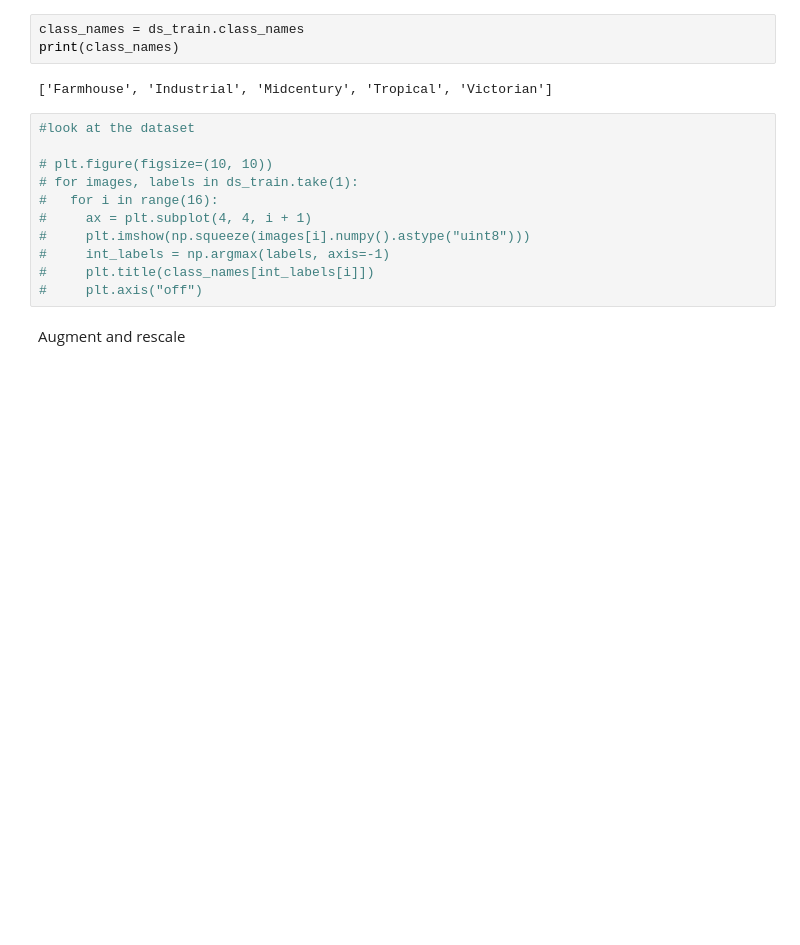
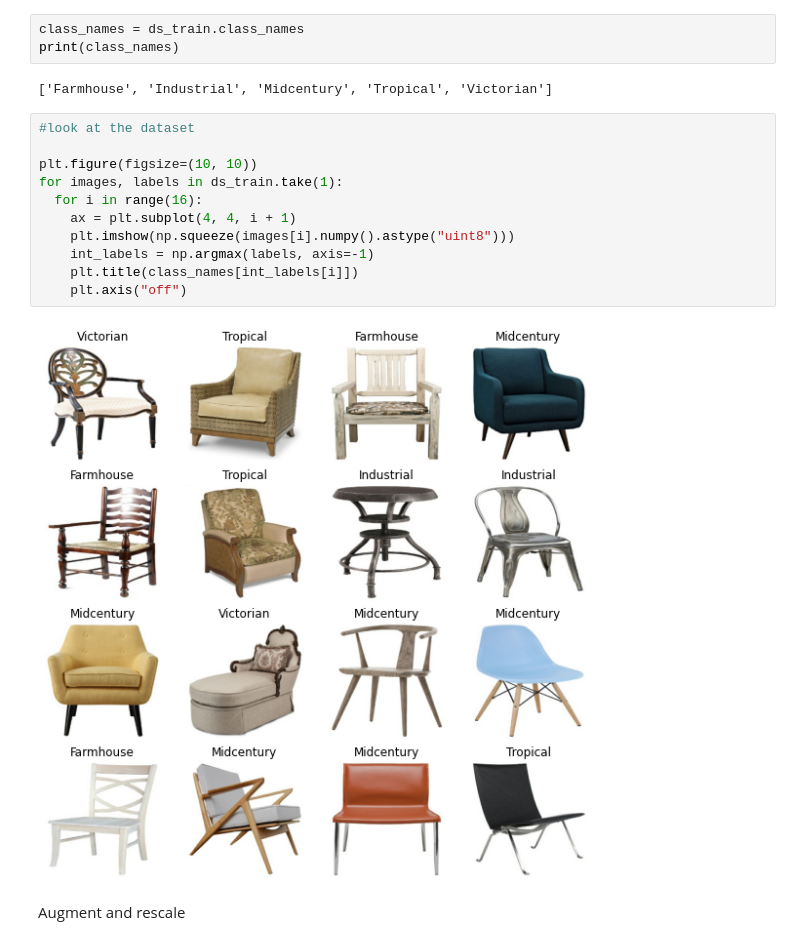
Before and after one commit to sid-thephysicskid/chair-style-classifier, a Jupyter notebook: classification_chair.ipynb, the cells around one changed output. Saved outputs shown, nothing was run; the diff lists cells and outputs as text; blank space fills up the shorter version.

```diff
--- a/classification_chair.ipynb
+++ b/classification_chair.ipynb
@@ -69,14 +77,16 @@ print(class_names)
 # %%
 #look at the dataset
 
-# plt.figure(figsize=(10, 10))
-# for images, labels in ds_train.take(1):
-#   for i in range(16):
-#     ax = plt.subplot(4, 4, i + 1)
-#     plt.imshow(np.squeeze(images[i].numpy().astype("uint8")))
-#     int_labels = np.argmax(labels, axis=-1)
-#     plt.title(class_names[int_labels[i]])
-#     plt.axis("off")
+plt.figure(figsize=(10, 10))
+for images, labels in ds_train.take(1):
+  for i in range(16):
+    ax = plt.subplot(4, 4, i + 1)
+    plt.imshow(np.squeeze(images[i].numpy().astype("uint8")))
+    int_labels = np.argmax(labels, axis=-1)
+    plt.title(class_names[int_labels[i]])
+    plt.axis("off")
+# %% [output]
+[figure, added]
 # %% [markdown]
 Augment and rescale
 # %%
```
Also changed, not shown: parts of 8 cells of this notebook.
